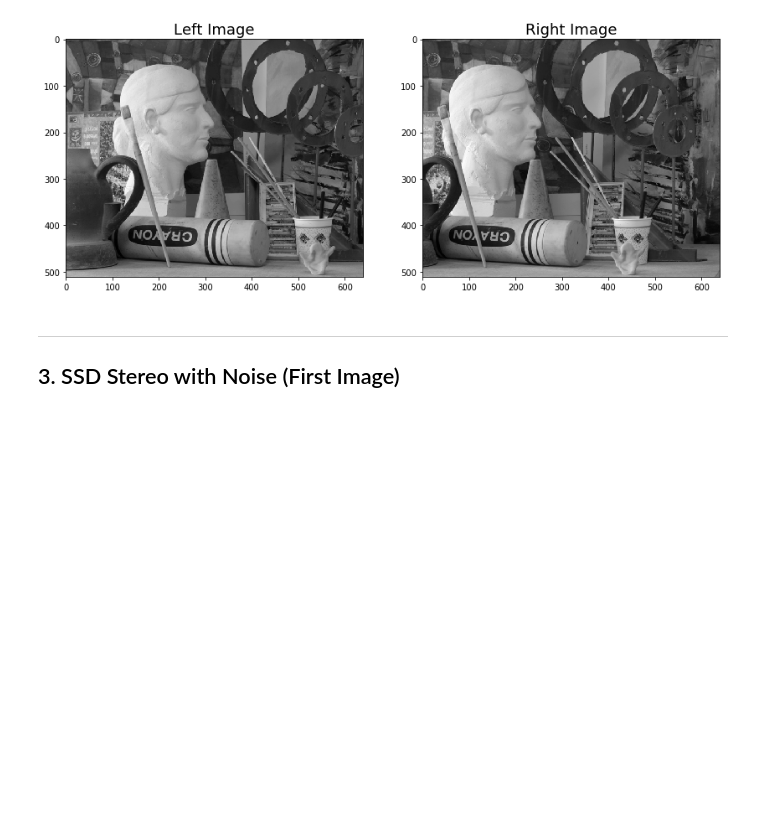
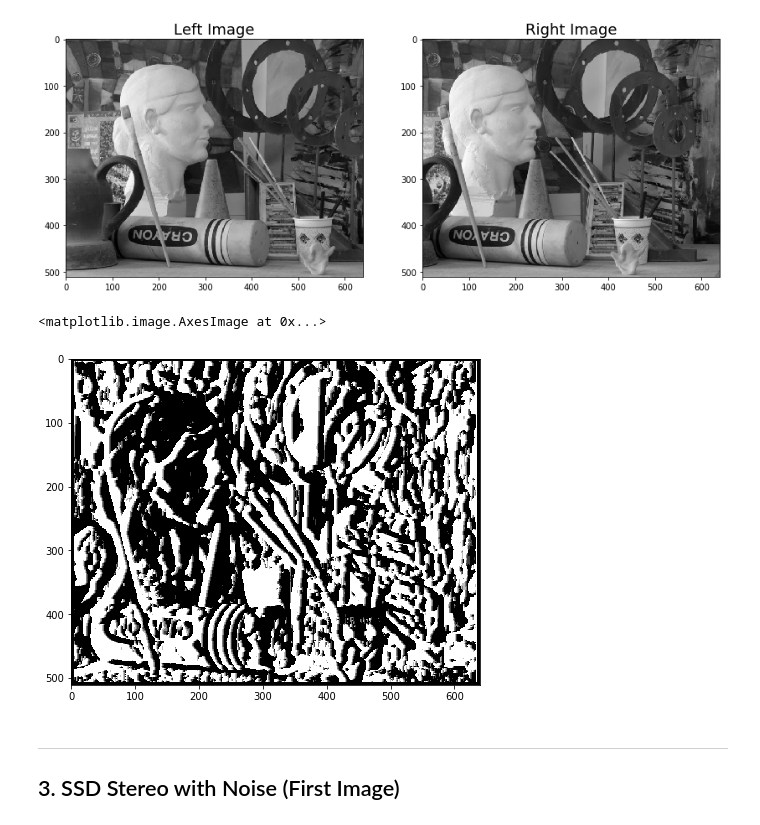
Before and after one commit to brandenwallace/cs6476-cv-1, a Jupyter notebook: PS2/PS2.ipynb, the cells around one changed output. Cells and saved outputs as stored; diff of their text form; code cells hidden in the pictures; blank space fills up the shorter version.

```diff
--- a/PS2/PS2.ipynb
+++ b/PS2/PS2.ipynb
@@ -79,7 +109,9 @@ plt.imshow(depth)
 # %%
 # Load images
 img2l = cv2.imread('Data/proj2-pair1-L.png', 0)
+img1l = im2double(img2l)
 img2r = cv2.imread('Data/proj2-pair1-R.png', 0)
+img2r = im2double(img2r)
 # %%
 # Plot
 fig, ax = plt.subplots(1, 2)
@@ -89,6 +121,34 @@ ax[1].set_title('Right Image')
 ax[1].imshow(img2r);
 # %% [output]
 [figure]
+# %%
+# Params
+max_offset = 5
+window_size = 9
+# Initializations
+k = window_size // 2
+h, w = img1l.shape
+factor = 1.0 / max_offset
+depth = np.zeros((h, w), np.float)
+for y in range(k, h-k):
+    for x in range(k, w-k):
+        ssd_min = np.inf
+        offset_min = 0
+        for offset in range(max_offset):
+            ssd = 0
+            for v in range(y-k, y+k):
+                for u in range(x-k, x+k):
+                    if u+offset < w:
+                        ssd += (img2l[v, u] - img2r[v, u+offset]) ** 2
+            if ssd < ssd_min:
+                ssd_min = ssd
+                offset_min = offset
+        depth[y, x] = offset_min * factor
+# %%
+plt.imshow(depth)
+# %% [output]
+<matplotlib.image.AxesImage at 0x...>
+[figure, added]
 # %% [markdown]
 ---
 ## 3. SSD Stereo with Noise (First Image)
```
Also changed, not shown: parts of 5 cells of this notebook.
